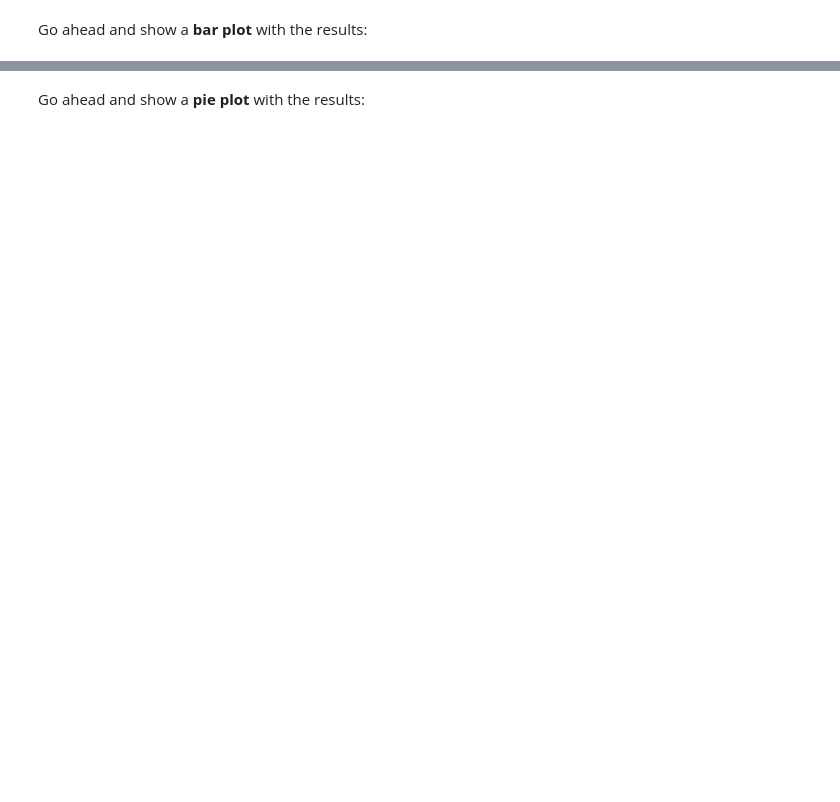
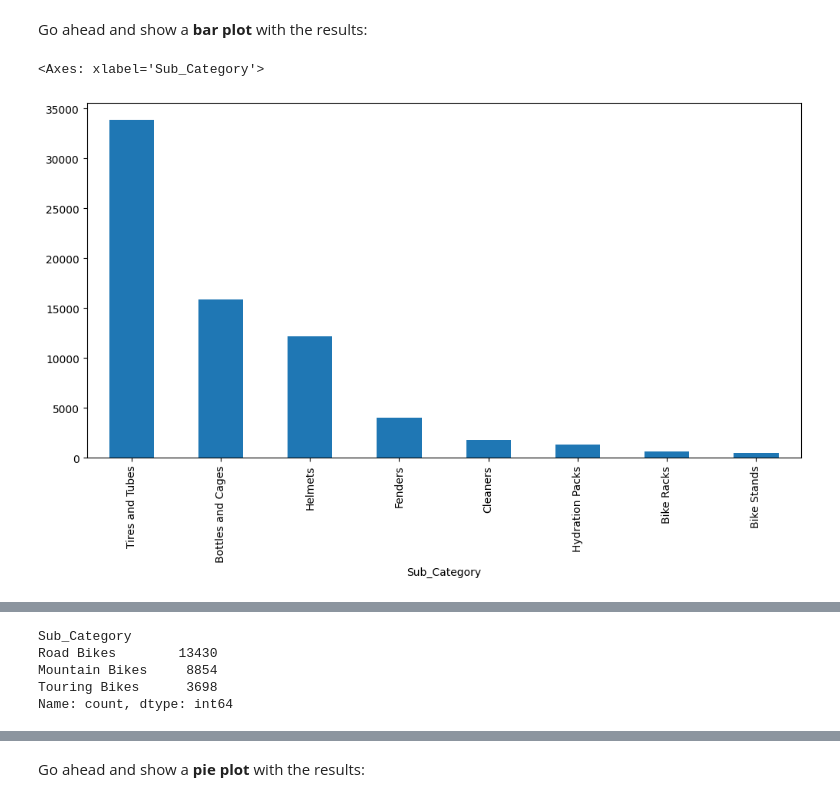
Before and after one commit to twardy7991/FreeCodeCamp-Pandas-Real-Life-Example, a Jupyter notebook: Exercises_1.ipynb, the cells around one changed output, grey strips where cells are left out. Drawn from its saved outputs; the diff is of its cells as text; code cells hidden in the pictures; blank space fills up the shorter version.

```diff
--- a/Exercises_1.ipynb
+++ b/Exercises_1.ipynb
@@ -275,3 +411,8 @@ Go ahead and show a <b>bar plot</b> with the results:
+# %%
+accessories.plot(kind = "bar", figsize = (12,6 ))
+# %% [output]
+<Axes: xlabel='Sub_Category'>
+[figure, added]
 # %%
 accessories.plot(kind='bar', figsize=(14,6))
 # %% [markdown]
@@ -283,3 +422,13 @@ accessories.plot(kind='bar', figsize=(14,6))
+# %%
+bikes = sales.loc[sales["Product_Category"] == "Bikes", "Sub_Category"].value_counts()
+
+bikes
+# %% [output]
+Sub_Category
+Road Bikes        13430
+Mountain Bikes     8854
+Touring Bikes      3698
+Name: count, dtype: int64
 # %%
 bikes = sales.loc[sales['Product_Category'] == 'Bikes', 'Sub_Category'].value_counts()
 
```
Also changed, not shown: parts of 56 cells of this notebook, 3 other files.
